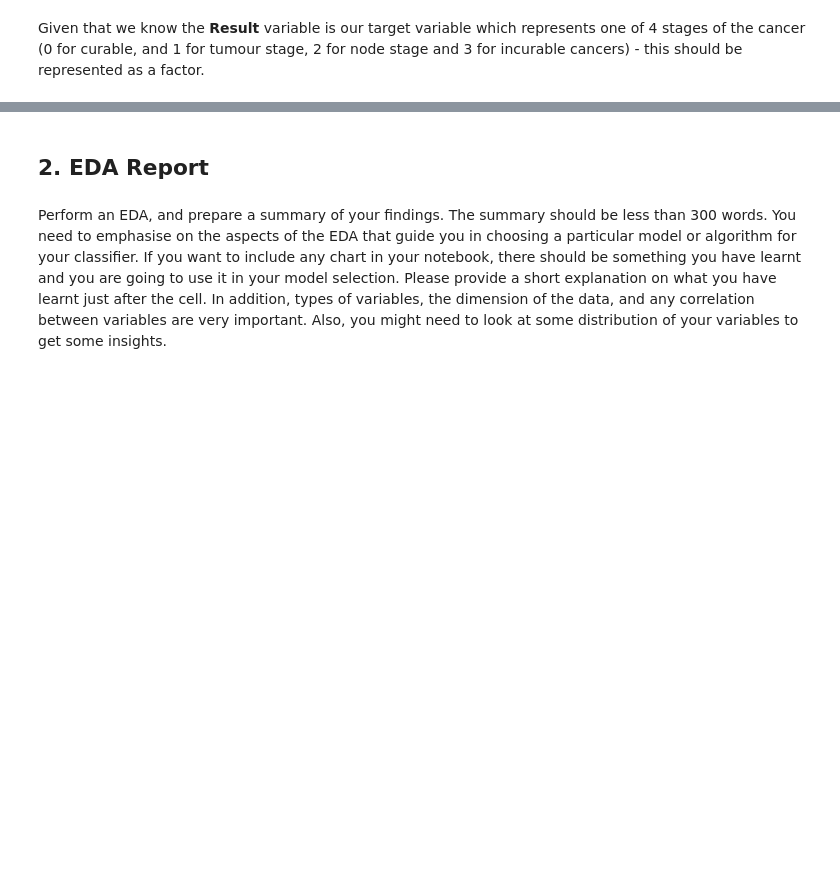
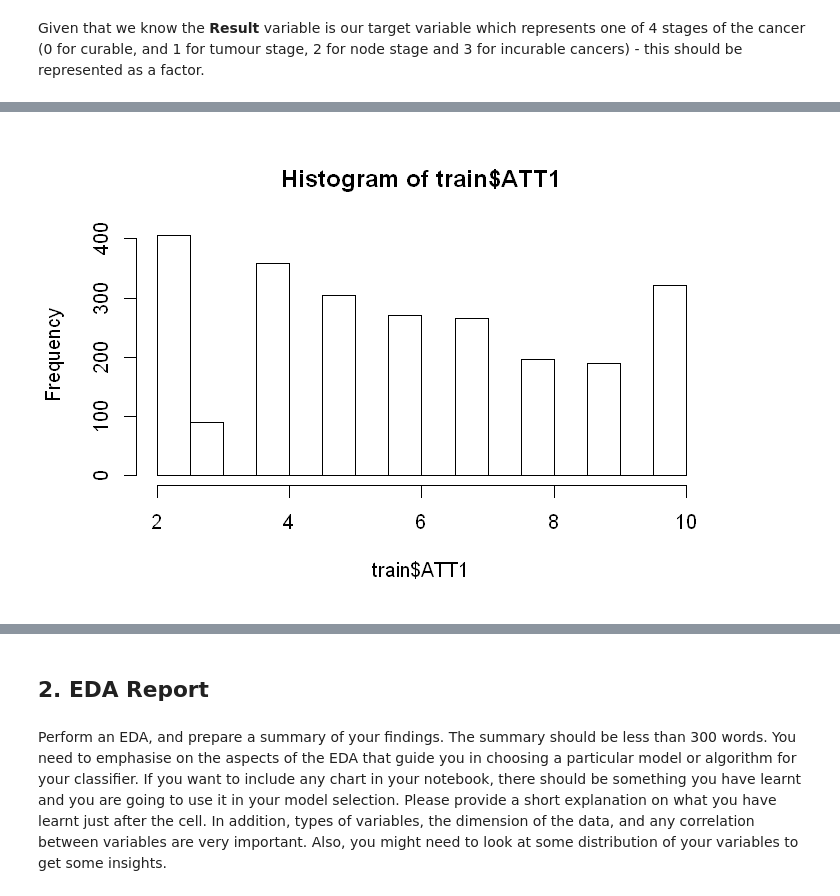
Before and after one commit to codeBehindMe/ADLA3, a Jupyter notebook: groupG.ipynb, the cells around one changed output, grey strips where cells are left out. Cells and saved outputs as stored; diff of their text form; code cells hidden in the pictures; blank space fills up the shorter version.

```diff
--- a/groupG.ipynb
+++ b/groupG.ipynb
@@ -40,5 +43,17 @@ library("caret")
 ## 1. Exploratory Data Analysis
 # %%
 prostate <- read.csv("./prostate.csv")
+# %%
+# Before we do anything, dedicate 20% of our data to an unseen Test set.
+
+# 20% of the sample size
+smp_size <- floor(0.8 * nrow(prostate))
+
+# set the seed to make our partition reproductible
+set.seed(123)
+train_ind <- sample(seq_len(nrow(prostate)), size = smp_size)
+
+train <- prostate[train_ind, ]
+test <- prostate[-train_ind, ]
 # %%
 # Check the head of the dataframe
@@ -49,6 +86,6 @@ str(prostate)
 # %% [markdown]
 Given that we know the **Result** variable is our target variable which represents one of 4 stages of the cancer (0 for curable, and 1 for tumour stage, 2 for node stage and 3 for incurable cancers) - this should be represented as a factor.
 # %%
-prostate$Result <- as.factor(prostate$Result)
+train$Result <- as.factor(train$Result)
 # %%
 # Let's check for incomplete observations
@@ -65,0 +118,4 @@ plot(prostate$Result, mean(prostate$ATT1), xlab = "BMI", ylab = "age")
+# %%
+hist(train$ATT1)
+# %% [output]
+[figure, added]
```
Also changed, not shown: parts of 11 cells of this notebook, 1 other file.
